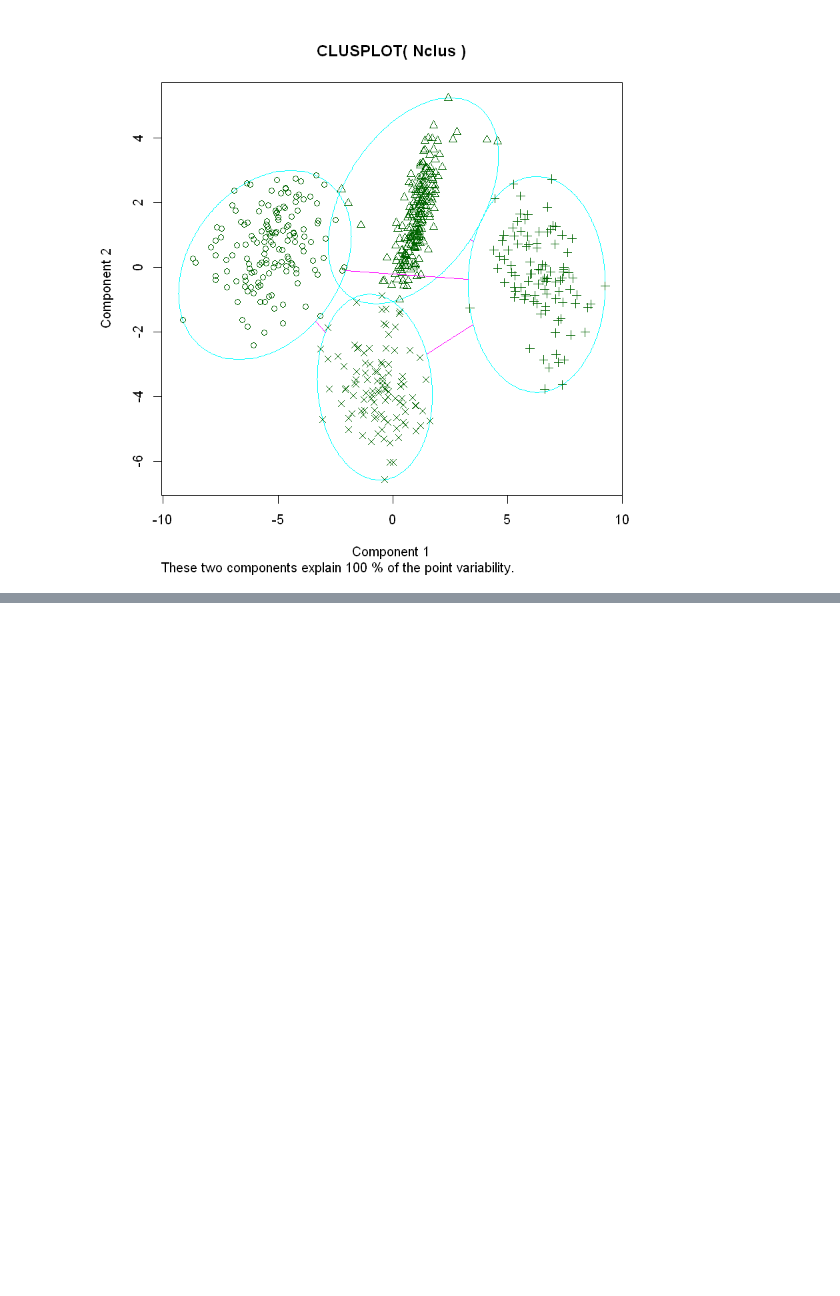
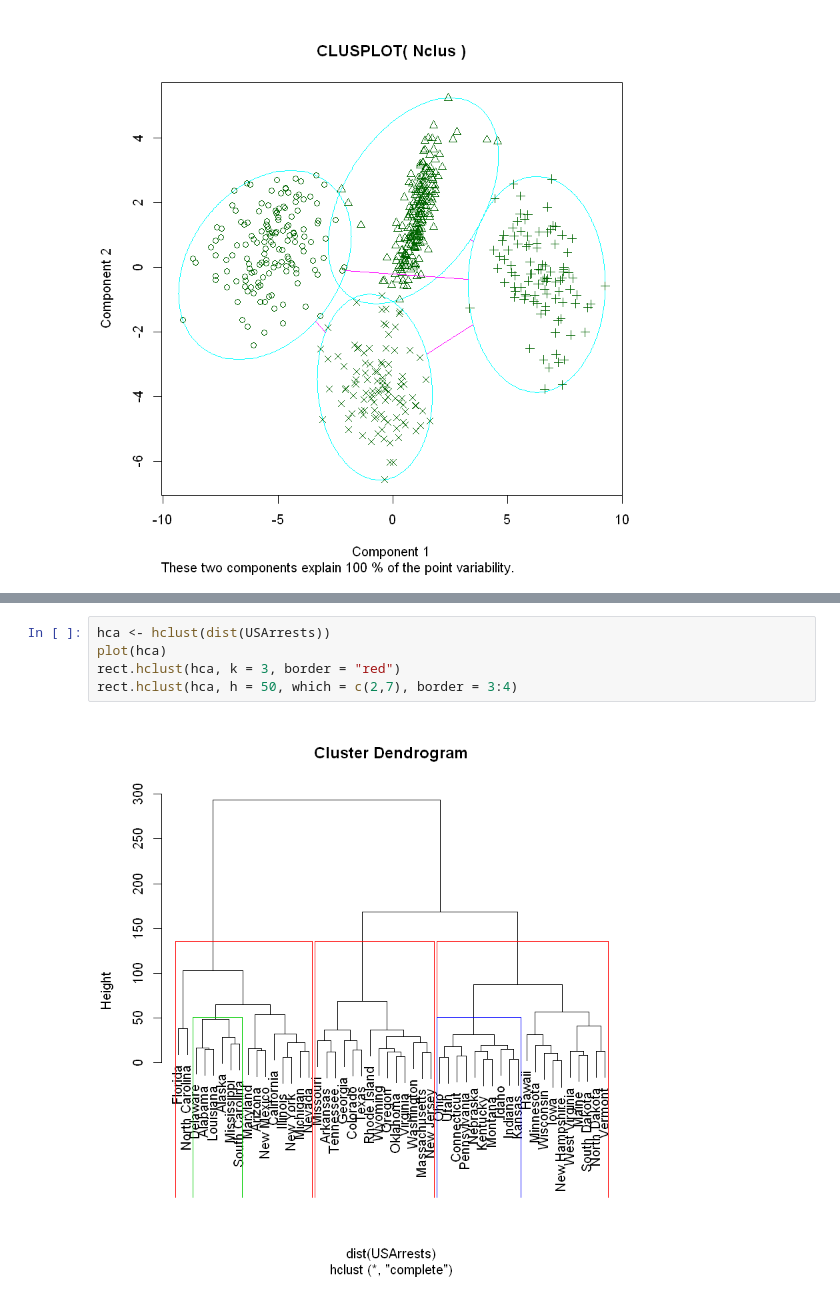
Before and after one commit to leejungmu/first-repository, a Jupyter notebook: clustering.ipynb, the cells around one changed output, grey strips where cells are left out. Saved outputs shown, nothing was run; the diff lists cells and outputs as text; blank space fills up the shorter version.

```diff
--- a/clustering.ipynb
+++ b/clustering.ipynb
@@ -369,0 +430,7 @@ Warning message:
+# %%
+hca <- hclust(dist(USArrests))
+plot(hca)
+rect.hclust(hca, k = 3, border = "red")
+rect.hclust(hca, h = 50, which = c(2,7), border = 3:4)
+# %% [output]
+[figure, added]
```
Also changed, not shown: parts of 24 cells of this notebook.
